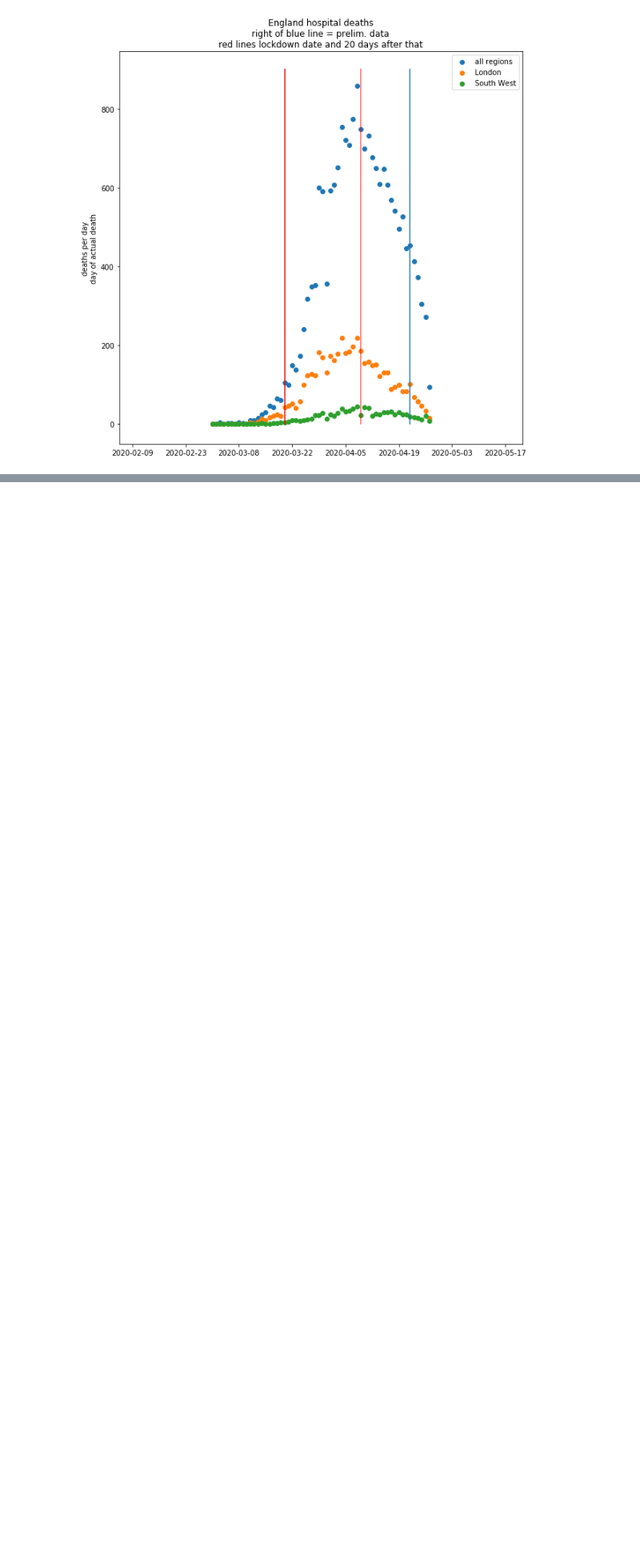
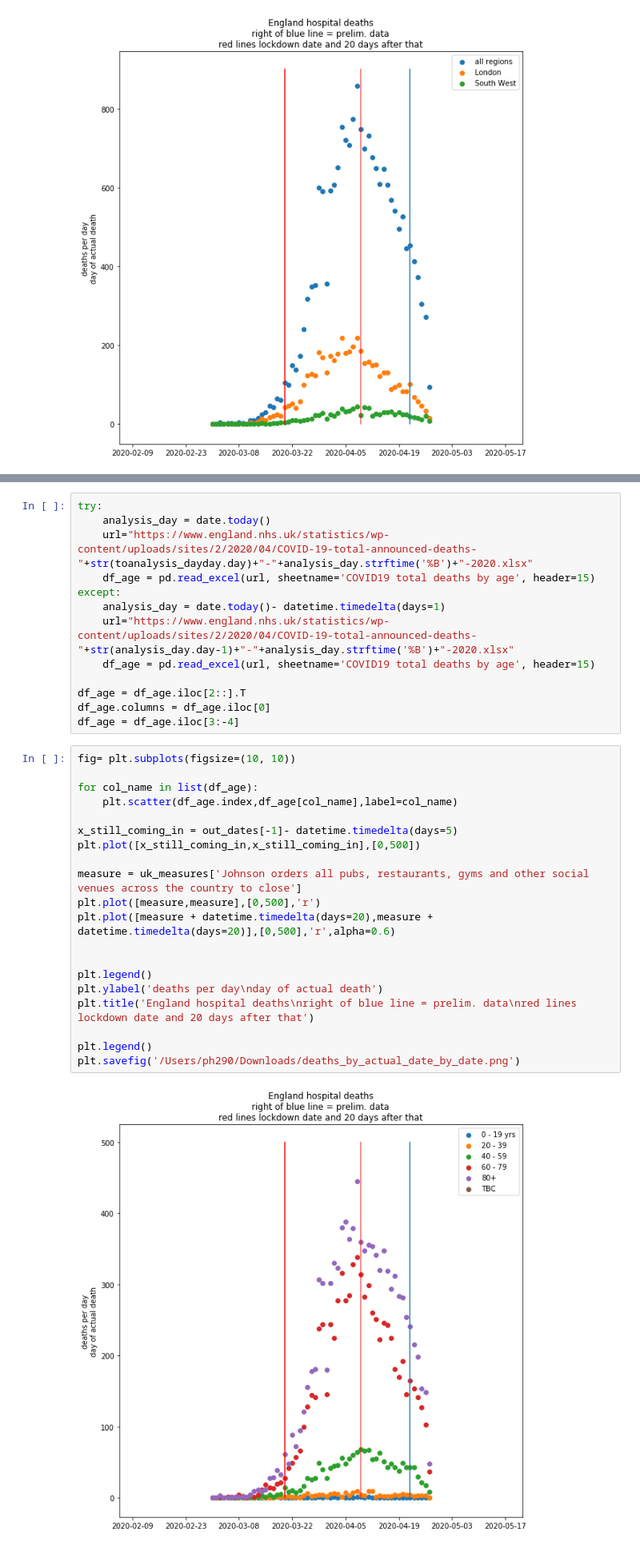
Before and after one commit to PaulHalloran/Jupiter_notebooks_halloran, a Jupyter notebook: covid_international_deaths.ipynb, the cells around one changed output, grey strips where cells are left out. Shown at 80% size. Cells and saved outputs as stored; diff of their text form; blank space fills up the shorter version.

```diff
--- a/covid_international_deaths.ipynb
+++ b/covid_international_deaths.ipynb
@@ -317,0 +310,35 @@ array([u'East Of England', u'London', u'London ', u'Midlands',
+# %%
+try:
+    analysis_day = date.today()
+    url="https://www.england.nhs.uk/statistics/wp-content/uploads/sites/2/2020/04/COVID-19-total-announced-deaths-"+str(toanalysis_dayday.day)+"-"+analysis_day.strftime('%B')+"-2020.xlsx"
+    df_age = pd.read_excel(url, sheetname='COVID19 total deaths by age', header=15)
+except:
+    analysis_day = date.today()- datetime.timedelta(days=1)
+    url="https://www.england.nhs.uk/statistics/wp-content/uploads/sites/2/2020/04/COVID-19-total-announced-deaths-"+str(analysis_day.day-1)+"-"+analysis_day.strftime('%B')+"-2020.xlsx"
+    df_age = pd.read_excel(url, sheetname='COVID19 total deaths by age', header=15)
+
+df_age = df_age.iloc[2::].T
+df_age.columns = df_age.iloc[0]
+df_age = df_age.iloc[3:-4]
+# %%
+fig= plt.subplots(figsize=(10, 10))
+
+for col_name in list(df_age):
+    plt.scatter(df_age.index,df_age[col_name],label=col_name)
+
+x_still_coming_in = out_dates[-1]- datetime.timedelta(days=5)
+plt.plot([x_still_coming_in,x_still_coming_in],[0,500])
+
+measure = uk_measures['Johnson orders all pubs, restaurants, gyms and other social venues across the country to close']
+plt.plot([measure,measure],[0,500],'r')
+plt.plot([measure + datetime.timedelta(days=20),measure + datetime.timedelta(days=20)],[0,500],'r',alpha=0.6)
+
+
+plt.legend()
+plt.ylabel('deaths per day\nday of actual death')
+plt.title('England hospital deaths\nright of blue line = prelim. data\nred lines lockdown date and 20 days after that')
+
+plt.legend()
+plt.savefig('/Users/ph290/Downloads/deaths_by_actual_date_by_date.png')
+# %% [output]
+[figure, added]
```
Also changed, not shown: parts of 3 cells of this notebook.
